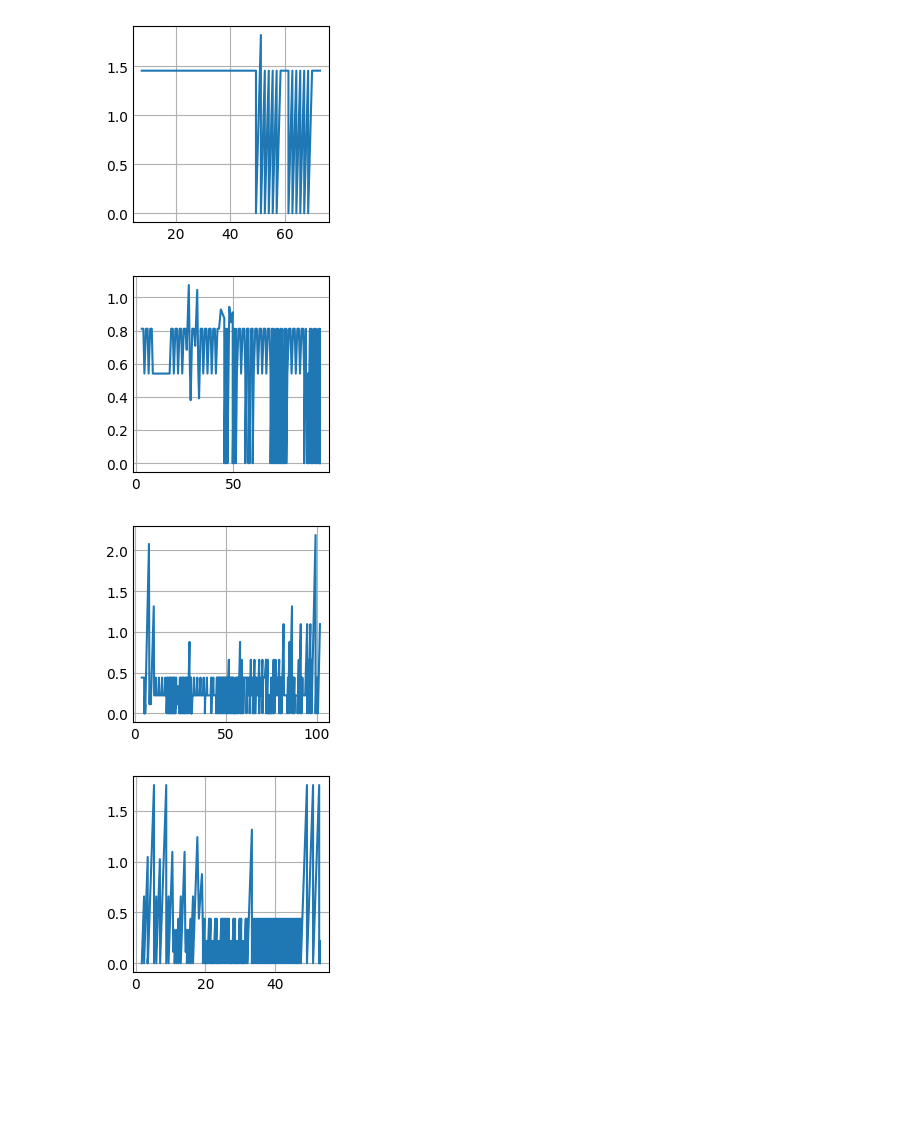
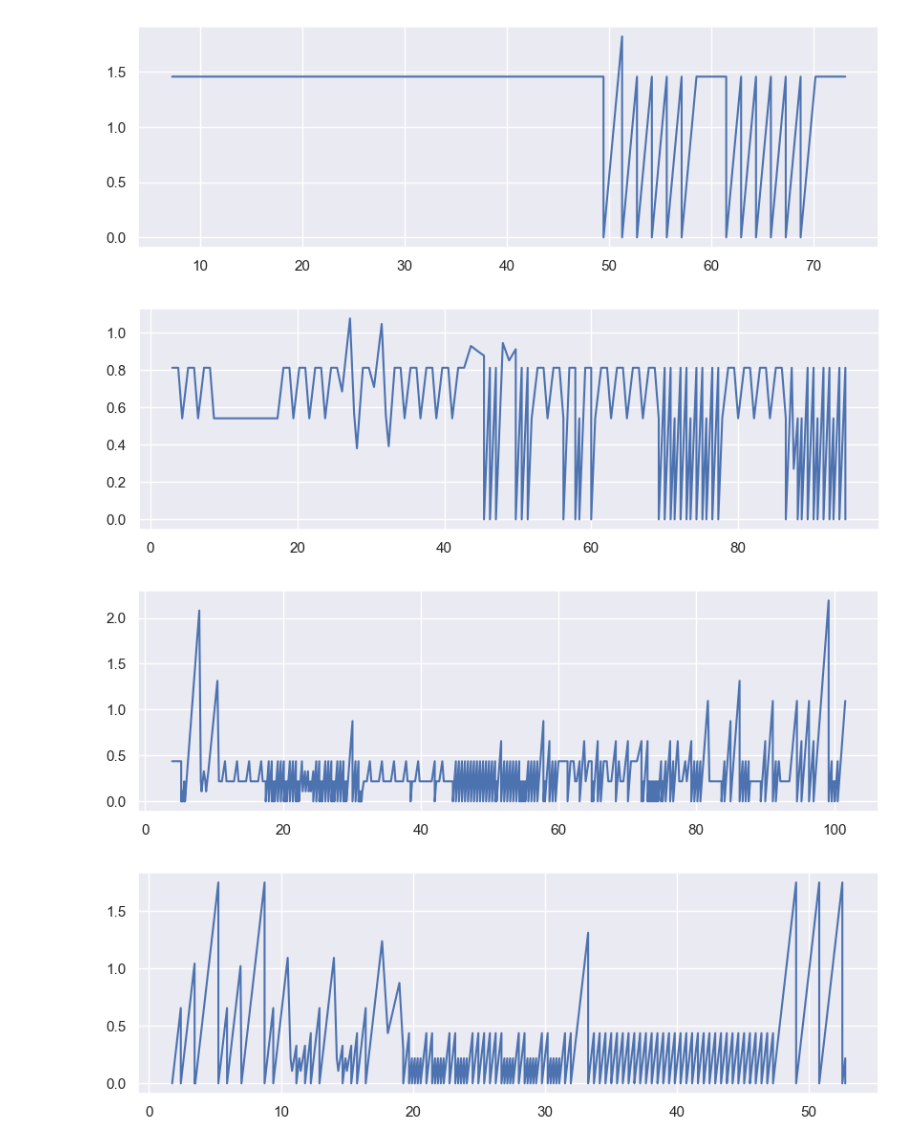
Before and after one commit to luisscholl/beatfork, a Jupyter notebook: difficulty-estimation/individual-analysis.ipynb, the cells around one changed output. Cells and saved outputs as stored; diff of their text form; code cells hidden in the pictures; blank space fills up the shorter version.

```diff
--- a/difficulty-estimation/individual-analysis.ipynb
+++ b/difficulty-estimation/individual-analysis.ipynb
@@ -97,28 +101,27 @@ for version in copy.deepcopy(versions):
 # %%
 def plotZDistance(version):
-  plt.style.use('_mpl-gallery')
 
   zDistanceBetweenBlocks = []
   lastZ = version['objects'].pop(0)['position']['z']
   for obj in version['objects']:
     zDistanceBetweenBlocks.append(obj['position']['z'] - lastZ)
     lastZ = obj['position']['z']
 
   x = np.array(list(map(lambda obj:
     obj['position']['z']
   , version['objects'])))
   y = np.array(zDistanceBetweenBlocks)
 
   fig, ax = plt.subplots()
 
   ax.plot(x, y)
 
   plt.show()
 
 for version in copy.deepcopy(versions):
   plotZDistance(version)
 # %% [output]
-[figure, old version]
+[figure, new version]
-[figure, old version]
+[figure, new version]
-[figure, old version]
+[figure, new version]
-[figure, old version]
+[figure, new version]
```
Also changed, not shown: parts of 12 cells of this notebook, 4 other files.
